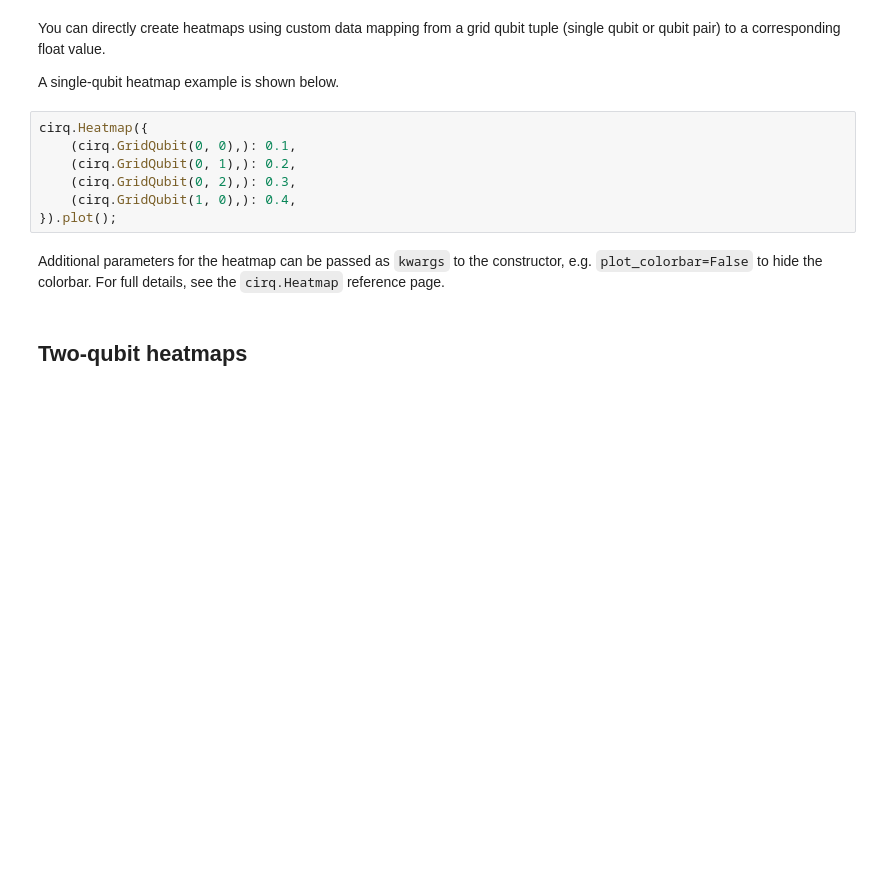
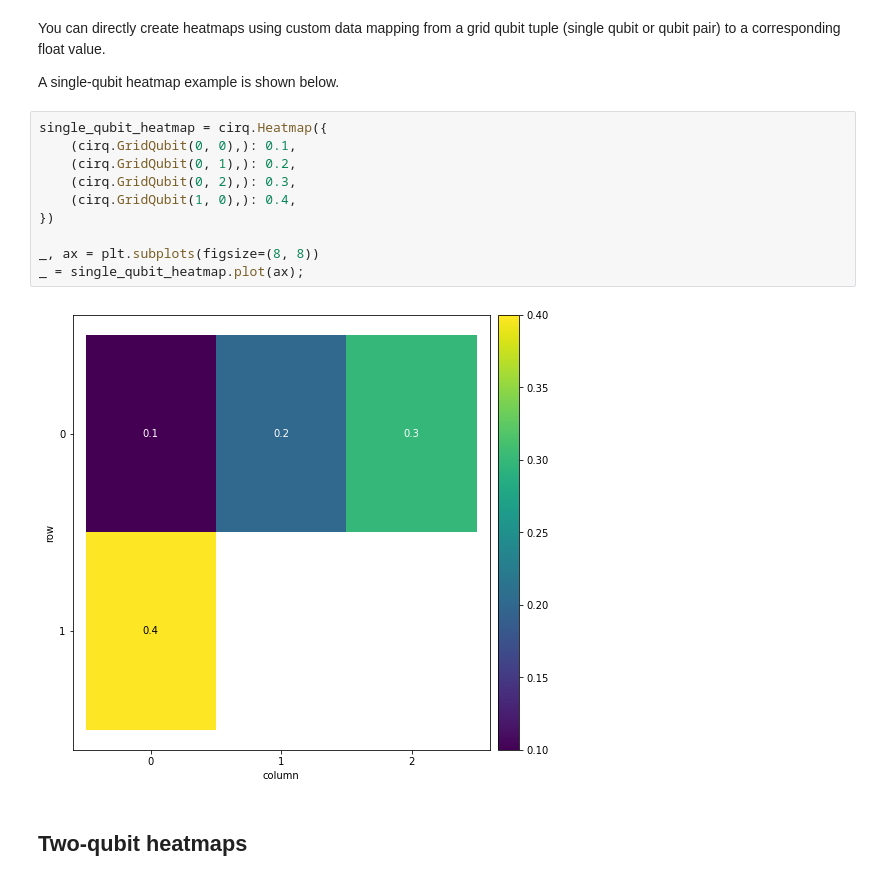
Before and after one commit to LiberoAphpollo/VQC-Cirq, a Jupyter notebook: docs/tutorials/heatmaps.ipynb, the cells around one changed output. Drawn from its saved outputs; the diff is of its cells as text; blank space fills up the shorter version.

```diff
--- a/docs/tutorials/heatmaps.ipynb
+++ b/docs/tutorials/heatmaps.ipynb
@@ -46,14 +55,17 @@ You can directly create heatmaps using custom data mapping from a grid qubit tup
 
 A single-qubit heatmap example is shown below.
 # %%
-cirq.Heatmap({
+single_qubit_heatmap = cirq.Heatmap({
     (cirq.GridQubit(0, 0),): 0.1,
     (cirq.GridQubit(0, 1),): 0.2,
     (cirq.GridQubit(0, 2),): 0.3,
     (cirq.GridQubit(1, 0),): 0.4,
-}).plot();
+})
+
+_, ax = plt.subplots(figsize=(8, 8))
+_ = single_qubit_heatmap.plot(ax);
+# %% [output]
+[figure, added]
-# %% [markdown]
-Additional parameters for the heatmap can be passed as `kwargs` to the constructor, e.g. `plot_colorbar=False` to hide the colorbar. For full details, see the `cirq.Heatmap` reference page.
 # %% [markdown]
 ## Two-qubit heatmaps
 # %% [markdown]
```
Also changed, not shown: parts of 13 cells of this notebook, 1 other file.
